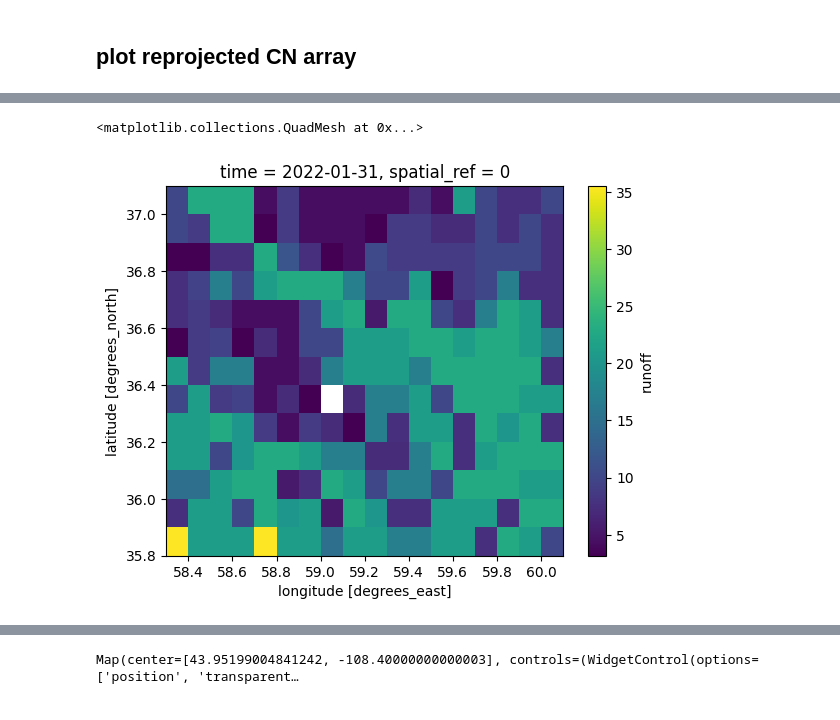
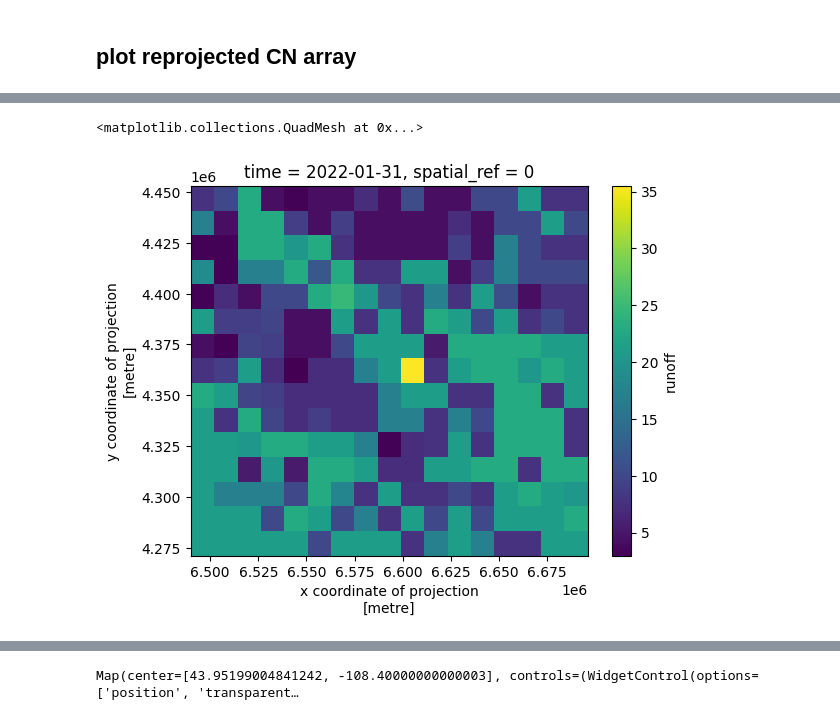
Before and after one commit to mahdi98mnm/WaterBalance_new, a Jupyter notebook: notebook/Sflow.ipynb, the cells around one changed output, grey strips where cells are left out. Cells and saved outputs as stored; diff of their text form; code cells hidden in the pictures.

```diff
--- a/notebook/Sflow.ipynb
+++ b/notebook/Sflow.ipynb
@@ -114,7 +115,7 @@ CN_Wyoming = CN_Wyoming.clip(shape)
 # Map
 # %%
 CN_Wyoming = CN_Wyoming.set("system:time_start", ee.Date("2015"))
-arr = CN_Wyoming.wx.to_xarray(scale=250, crs='EPSG:4326')
+arr = CN_Wyoming.wx.to_xarray(scale=250, crs='EPSG:3857')
 arr
 # %% [output]
 <xarray.Dataset>
@@ -142,12 +170,12 @@ Attributes:
 # %%
 
-da = arr.rio.write_crs("epsg:4326", inplace=True)
+da = arr.rio.write_crs("epsg:3857", inplace=True)
 
-P.rio.write_crs("epsg:4326", inplace=True)
+# P = P.rio.write_crs("epsg:3857", inplace=True)
 
-p = P.rename({'lon': 'x','lat': 'y'})
+# p = P.rename({'lon': 'x','lat': 'y'})
 
-xds_repr_match = da.rio.reproject_match(p, resampling = rasterio.enums.Resampling.nearest)
+xds_repr_match = da.rio.reproject_match(reprojected_data, resampling = rasterio.enums.Resampling.nearest)
 xds_repr_match
 # %% [output]
 <xarray.Dataset>
@@ -226,9 +254,9 @@ soilmoisture = soilmoisture.set("system:time_start", ee.Date("2022-01-31"))
 sub_soilmoisture = sub_soilmoisture.set("system:time_start", ee.Date("2022-01-31"))
 soil_era_evap_1 = soil_era_evap.set("system:time_start", ee.Date("2022-01-31"))
 
-arr_soilmoisture = soilmoisture.wx.to_xarray(scale=10000, crs='EPSG:4326')
-arr_sub_soilmoisture = sub_soilmoisture.wx.to_xarray(scale=10000, crs='EPSG:4326')
-arr_soil_era_evap_1 = soil_era_evap_1.wx.to_xarray(scale=11132, crs='EPSG:4326')
+arr_soilmoisture = soilmoisture.wx.to_xarray(scale=10000, crs='EPSG:3857')
+arr_sub_soilmoisture = sub_soilmoisture.wx.to_xarray(scale=10000, crs='EPSG:3857')
+arr_soil_era_evap_1 = soil_era_evap_1.wx.to_xarray(scale=11132, crs='EPSG:3857')
 arr_soil_era_evap_1
 # %% [output]
 <xarray.Dataset>
@@ -252,14 +280,13 @@ Attributes:
     TIFFTAG_XRESOLUTION:     1
     TIFFTAG_YRESOLUTION:     1
 # %%
-da_soilmoisture = arr_soilmoisture.rio.write_crs("epsg:4326", inplace=True)
-da_sub_soilmoisture = arr_sub_soilmoisture.rio.write_crs("epsg:4326", inplace=True)
-da_soil_era_evap_1 = arr_soil_era_evap_1.rio.write_crs("epsg:4326", inplace=True)
+da_soilmoisture = arr_soilmoisture.rio.write_crs("epsg:3857", inplace=True)
+da_sub_soilmoisture = arr_sub_soilmoisture.rio.write_crs("epsg:3857", inplace=True)
+da_soil_era_evap_1 = arr_soil_era_evap_1.rio.write_crs("epsg:3857", inplace=True)
 
-
-xds_repr_match__soilmoisture = da_soilmoisture.rio.reproject_match(p, resampling = rasterio.enums.Resampling.nearest)
-xds_repr_match__sub_soilmoisture = da_sub_soilmoisture.rio.reproject_match(p, resampling = rasterio.enums.Resampling.nearest)
-xds_repr_match__soil_era_evap_1 = da_soil_era_evap_1.rio.reproject_match(p, resampling = rasterio.enums.Resampling.nearest)
+xds_repr_match__soilmoisture = da_soilmoisture.rio.reproject_match(reprojected_data, resampling = rasterio.enums.Resampling.nearest)
+xds_repr_match__sub_soilmoisture = da_sub_soilmoisture.rio.reproject_match(reprojected_data, resampling = rasterio.enums.Resampling.nearest)
+xds_repr_match__soil_era_evap_1 = da_soil_era_evap_1.rio.reproject_match(reprojected_data, resampling = rasterio.enums.Resampling.nearest)
 
 
 xds_repr_match__soil_era_evap_1 = xds_repr_match__soil_era_evap_1 * 70
@@ -298,6 +325,6 @@ xds_repr_match__soilmoisture.ssm.plot(figsize=(10, 5), cmap="magma")
 # %%
 cn = list(xds_repr_match.dry.values.flatten())
-pre = list(p.precipitation.values.flatten())
+pre = list(reprojected_data.precipitation.values.flatten())
 soil = list(xds_repr_match__soilmoisture.ssm.values.flatten())
 sub_soil = list(xds_repr_match__sub_soilmoisture.susm.values.flatten())
 soil_era = list(xds_repr_match__soil_era_evap_1.volumetric_soil_water_layer_1.values.flatten())
@@ -308,40 +335,40 @@ runoff_array = np.array([PrimarySurfaceFlow.scs(
     rsa = True,
     antecedent_precipitation = float(z),
     is_growing_season = True
 )[0]
 for i, j, z in zip(pre, cn, soil)])
 
 underground_runoff_array = np.array([PrimarySurfaceFlow.scs(
     precipitation = float(i),
     curve_number = float(j),
     rsa = True,
     antecedent_precipitation = float(z),
     is_growing_season = True
 )[1]
 for i, j, z in zip(pre, cn, soil)])
 
 soil_array = np.array(soil)
 sub_soil_array = np.array(sub_soil)
 soil_era_array = np.array(soil_era)
 
-runoff_array = runoff_array.reshape(1,13,18)
-underground_runoff_array = underground_runoff_array.reshape(1,13,18)
-soil_array = soil_array.reshape(1,13,18)
-sub_soil_array = sub_soil_array.reshape(1,13,18)
-soil_era_array = soil_era_array.reshape(1,13,18)
+runoff_array = runoff_array.reshape(1,15,17)
+underground_runoff_array = underground_runoff_array.reshape(1,15,17)
+soil_array = soil_array.reshape(1,15,17)
+sub_soil_array = sub_soil_array.reshape(1,15,17)
+soil_era_array = soil_era_array.reshape(1,15,17)
 
 
-ds_array = p.assign(runoff=(['time', 'y', 'x'], runoff_array))
+ds_array = reprojected_data.assign(runoff=(['time', 'y', 'x'], runoff_array))
 ds_array_1 = ds_array.assign(underground_runoff=(['time', 'y', 'x'], underground_runoff_array))
 ds_array_2 = ds_array_1.assign(soilmoisture=(['time', 'y', 'x'], soil_array))
 ds_array_3 = ds_array_2.assign(sub_soilmoisture=(['time', 'y', 'x'], sub_soil_array))
 ds_array_3_1 = ds_array_3.assign(soil_era=(['time', 'y', 'x'], soil_era_array))
 
 
 ds_array_3_1.runoff.plot()
 # %% [output]
 <matplotlib.collections.QuadMesh at 0x...>
-[figure, old version]
+[figure, new version]
 # %%
 df = ds_array_3_1.to_dataframe()
 
```
Also changed, not shown: parts of 14 cells of this notebook.
